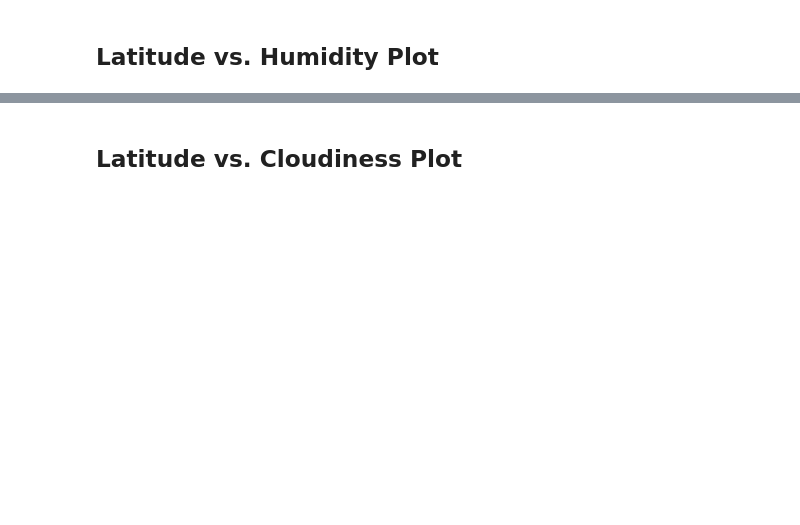
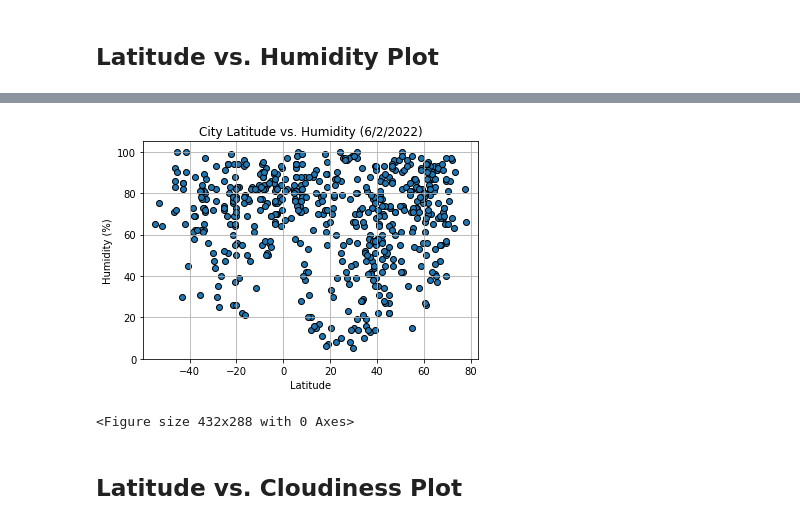
Before and after one commit to mbruns13/python-api-challenge, a Jupyter notebook: WeatherPy.ipynb, the cells around one changed output, grey strips where cells are left out. Saved outputs shown, nothing was run; the diff lists cells and outputs as text; code cells hidden in the pictures; blank space fills up the shorter version.

```diff
--- a/WeatherPy.ipynb
+++ b/WeatherPy.ipynb
@@ -211,0 +218,17 @@ Int64Index([], dtype='int64')
+# %%
+plt.scatter(cities_df['Lat'],cities_df['Humidity'], edgecolors='black')
+plt.title("City Latitude vs. Humidity (6/2/2022)")
+#setting x axis limits to be +-5 from the min and max latitude
+plt.xlim([cities_sum_df.iloc[3,0]-5, cities_sum_df.iloc[7,0]+5])
+plt.xlabel("Latitude")
+#setting y axis limits to be +-5 from the min and max humidity
+plt.ylim([cities_sum_df.iloc[3,3]-5, cities_sum_df.iloc[7,3]+5])
+plt.ylabel("Humidity (%)")
+plt.grid()
+plt.show()
+
+#save as png
+plt.savefig("output_data/lat_humidity_plot.png")
+# %% [output]
+[figure, added]
+<Figure size 432x288 with 0 Axes>
```
Also changed, not shown: parts of 22 cells of this notebook, 5 other files.
